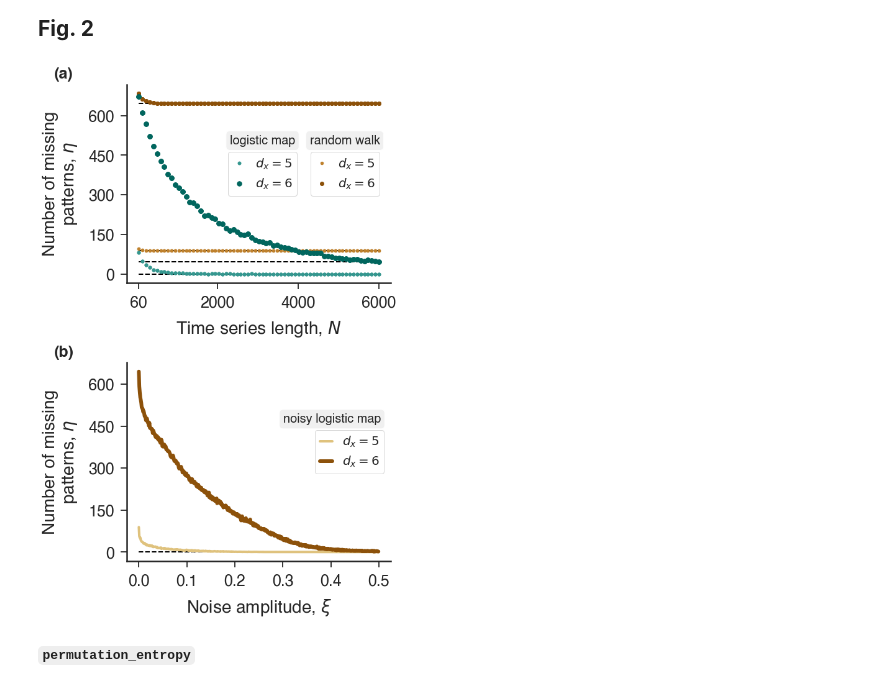
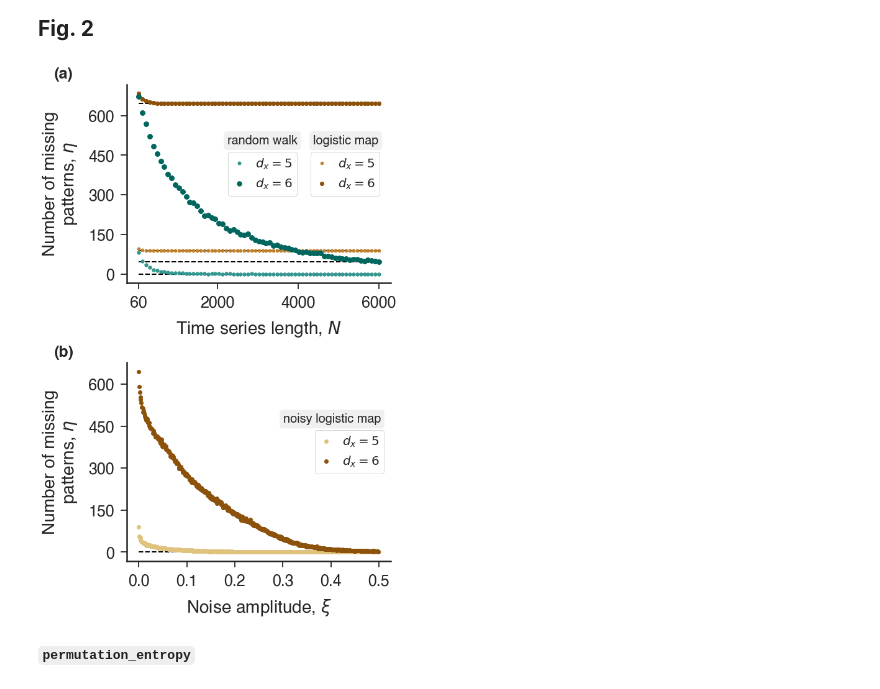
Before and after one commit to arthurpessa/ordpy, a Jupyter notebook: examples/sample_notebook.ipynb, the cells around one changed output. Drawn from its saved outputs; the diff is of its cells as text; code cells hidden in the pictures.

```diff
--- a/examples/sample_notebook.ipynb
+++ b/examples/sample_notebook.ipynb
@@ -243,49 +243,50 @@ ax[0].hlines(fstates_rw[1][-1], 60, 6000, linestyle='--', linewidth=2, color='bl
 ax[0].hlines(fstates_pure_logmap[0][-1], 60, 6000, linestyle='--', linewidth=2, color='black')
 ax[0].hlines(fstates_pure_logmap[1][-1], 60, 6000, linestyle='--', linewidth=2, color='black')
 
-#VERTICAL
+#VERTICAL LAYOUT
 first_legend = plt.legend(handles=rw_leg, loc=(.383,1.84))
 plt.gca().add_artist(first_legend)
 second_legend = plt.legend(handles=logi_leg, loc=(.695,1.84))
 plt.gca().add_artist(second_legend)
 
+#HORIZONTAL LAYOUT
 # first_legend = plt.legend(handles=rw_leg, loc=(-.668,0.45))
 # plt.gca().add_artist(first_legend)
 # second_legend = plt.legend(handles=logi_leg, loc=(-.975,0.45))
 # plt.gca().add_artist(second_legend)
 
-ax[0].annotate('logistic map', (.39,.7),  xycoords='axes fraction',fontsize=20,
+ax[0].annotate('logistic map', (.705,.7),  xycoords='axes fraction',fontsize=20,
                 bbox={'boxstyle':'round', 'fc':'#f0f0f0', 'alpha':1})
-ax[0].annotate('random walk', (.6925,.7), xycoords='axes fraction',fontsize=20,
+ax[0].annotate('random walk', (.38,.7), xycoords='axes fraction',fontsize=20,
                 bbox={'boxstyle':'round', 'fc':'#f0f0f0', 'alpha':1})
 
 
 #logistic + noise
 colors = ['#01665e', '#8c510a']
 fstates_logmap = np.load('data/fstates_logmap.npy')
 for y_, c_, l_,lw_ in zip(fstates_logmap, ['#dfc27d', '#8c510a'], labels, [4,6]):
-    ax[1].plot(np.arange(0,.5,.001), y_, linewidth=lw_, color=c_, label=l_, scalex='log')
+    ax[1].plot(np.arange(0,.5,.001), y_, 'o', linewidth=lw_, color=c_, label=l_, scalex='log')
 
 ax[1].hlines(0, 0, .5, linestyle='--', linewidth=2)
 ax[1].set_yticks(np.arange(0,601,150))
 ax[1].set_ylabel("Number of missing\npatterns, $\eta$")
 
 ax[1].set_xticks(np.arange(0,.51,.1))
 ax[1].set_xlabel(r"Noise amplitude, $\xi$")
 ax[1].legend(loc=(.712,.44))
 ax[1].annotate('noisy logistic map', (.777,.715),  va='center', ha='center', xycoords='axes fraction',fontsize=20,
                 bbox={'boxstyle':'round', 'fc':'#f0f0f0', 'alpha':1})
 
 
 plt.draw()
 for (i, ax_), xcoord_ in zip(list(enumerate(ax)), [-0.275, -0.275]):
     ax_.annotate('('+string.ascii_lowercase[i]+')', (xcoord_, 1.03), xycoords='axes fraction', fontsize=25, weight='bold')
 
 f.tight_layout()
 # f.savefig('figs-pdf/missing_states.pdf', dpi=300, bbox_inches='tight')
 f.savefig('figs-pdf/missing_states_vert.pdf', dpi=300, bbox_inches='tight')
 # %% [output]
-[figure, old version]
+[figure, new version]
 # %% [markdown]
 <span style="font-family:times; font-weight:bold; font-size:1.8em;">`permutation_entropy`</span><a class="anchor" id="chapter2"></a>
 # %%
```
Also changed, not shown: parts of 23 cells of this notebook, 19 other files.
